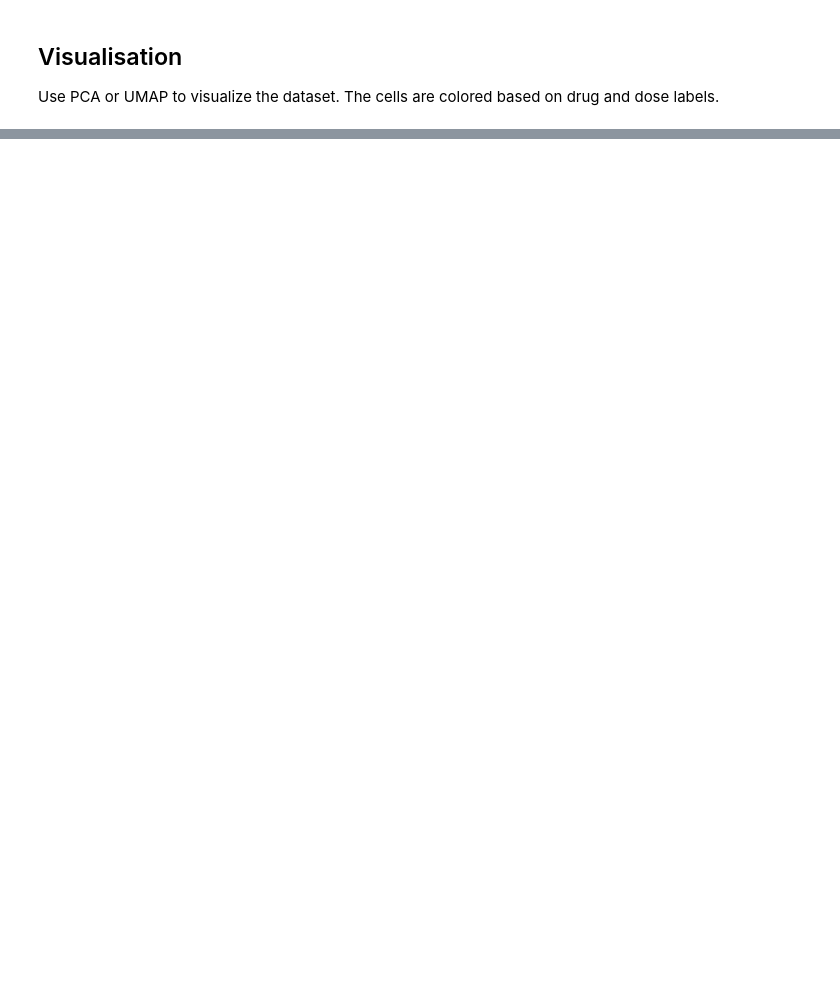
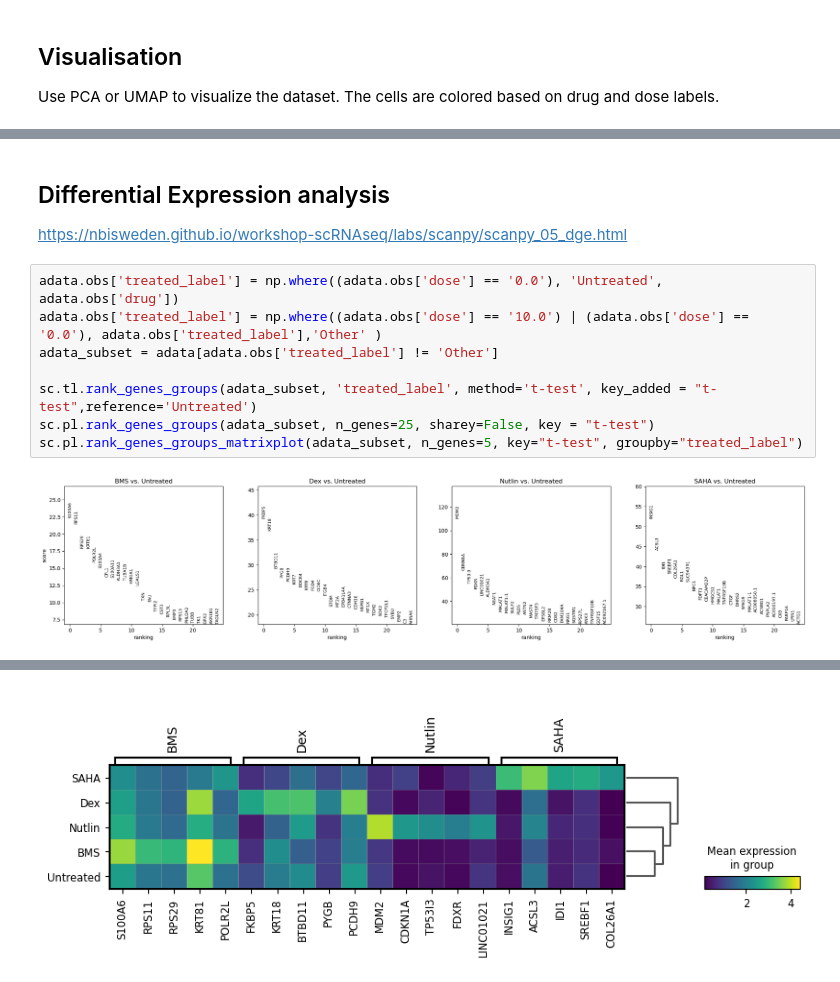
Before and after one commit to NiekBrouwer98/Prepare-sciplex-data, a Jupyter notebook: load_sciplex2.ipynb, the cells around one changed output, grey strips where cells are left out. Saved outputs shown, nothing was run; the diff lists cells and outputs as text; blank space fills up the shorter version.

```diff
--- a/load_sciplex2.ipynb
+++ b/load_sciplex2.ipynb
@@ -168,0 +208,13 @@ sc.pl.umap(adata, color='treated_label' )
+# %% [markdown]
+## Differential Expression analysis
+https://nbisweden.github.io/workshop-scRNAseq/labs/scanpy/scanpy_05_dge.html
+# %%
+adata.obs['treated_label'] = np.where((adata.obs['dose'] == '0.0'), 'Untreated', adata.obs['drug'])
+adata.obs['treated_label'] = np.where((adata.obs['dose'] == '10.0') | (adata.obs['dose'] == '0.0'), adata.obs['treated_label'],'Other' )
+adata_subset = adata[adata.obs['treated_label'] != 'Other']
+
+sc.tl.rank_genes_groups(adata_subset, 'treated_label', method='t-test', key_added = "t-test",reference='Untreated')
+sc.pl.rank_genes_groups(adata_subset, n_genes=25, sharey=False, key = "t-test")
+sc.pl.rank_genes_groups_matrixplot(adata_subset, n_genes=5, key="t-test", groupby="treated_label")
+# %% [output]
+[figure, added]
@@ -168,0 +225 @@ sc.pl.umap(adata, color='treated_label' )
+[figure, added]
```
Also changed, not shown: parts of 11 cells of this notebook, 4 other files.
